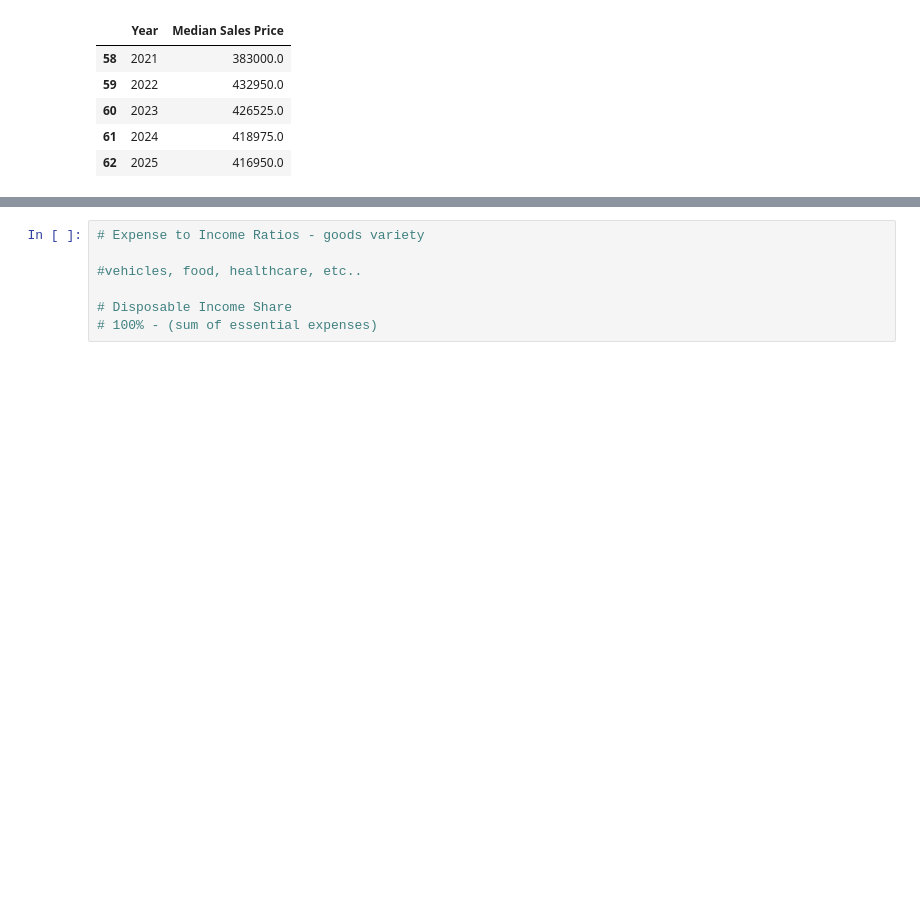
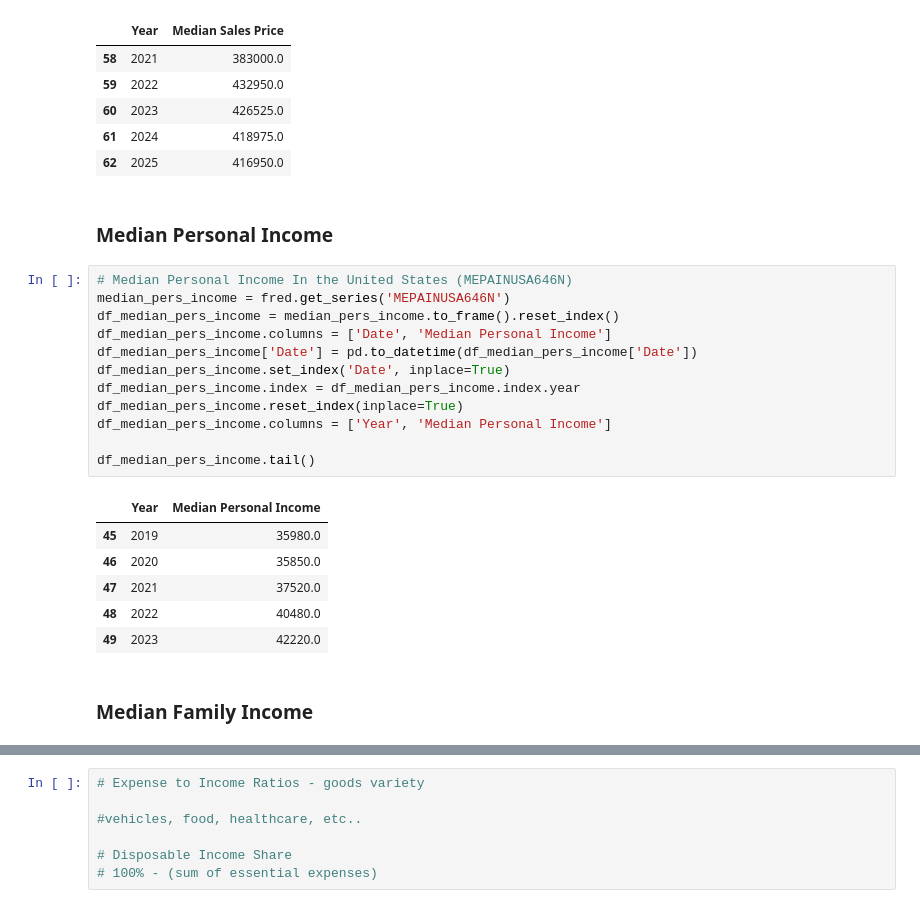
Before and after one commit to wallscreet/gov-data, a Jupyter notebook: notebook.ipynb, the cells around one changed output, grey strips where cells are left out. Saved outputs shown, nothing was run; the diff lists cells and outputs as text; blank space fills up the shorter version.

```diff
--- a/notebook.ipynb
+++ b/notebook.ipynb
@@ -56,6 +87,29 @@ df_home_median_prices_annual.tail()
 | 60 | 2023 | 426525.0 |
 | 61 | 2024 | 418975.0 |
 | 62 | 2025 | 416950.0 |
+# %% [markdown]
+### Median Personal Income
+# %%
+# Median Personal Income In the United States (MEPAINUSA646N)
+median_pers_income = fred.get_series('MEPAINUSA646N')
+df_median_pers_income = median_pers_income.to_frame().reset_index()
+df_median_pers_income.columns = ['Date', 'Median Personal Income']
+df_median_pers_income['Date'] = pd.to_datetime(df_median_pers_income['Date'])
+df_median_pers_income.set_index('Date', inplace=True)
+df_median_pers_income.index = df_median_pers_income.index.year
+df_median_pers_income.reset_index(inplace=True)
+df_median_pers_income.columns = ['Year', 'Median Personal Income']
+
+df_median_pers_income.tail()
+# %% [output]
+|  | Year | Median Personal Income |
+| 45 | 2019 | 35980.0 |
+| 46 | 2020 | 35850.0 |
+| 47 | 2021 | 37520.0 |
+| 48 | 2022 | 40480.0 |
+| 49 | 2023 | 42220.0 |
+# %% [markdown]
+### Median Family Income
 # %%
 # Median Family Income in the United States (MEFAINUSA646N)
 median_family_income = fred.get_series('MEFAINUSA646N')
```
Also changed, not shown: parts of 29 cells of this notebook.
